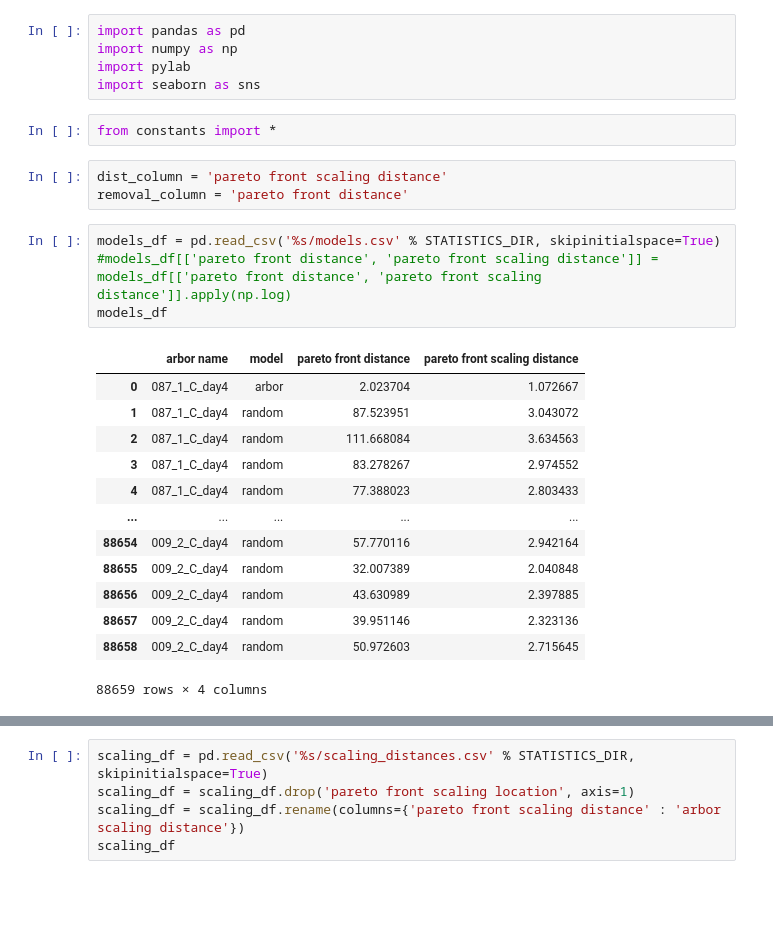
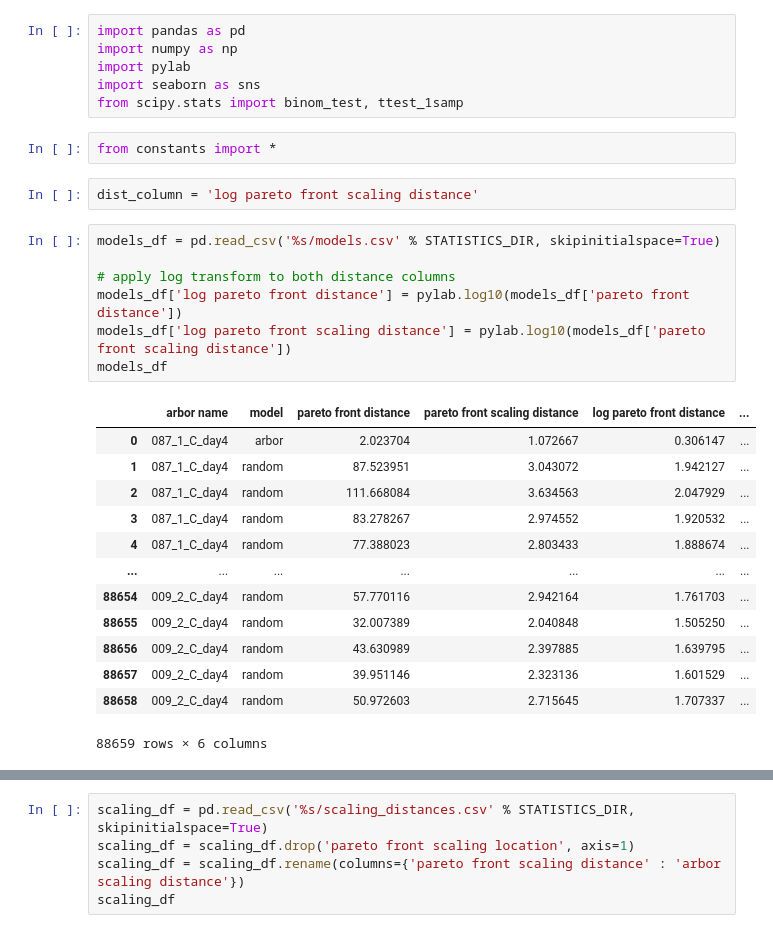
Before and after one commit to arjunc12/Plant-Architecture, a Jupyter notebook: null-models-analysis.ipynb, the cells around one changed output, grey strips where cells are left out. Cells and saved outputs as stored; diff of their text form; blank space fills up the shorter version.

Commit message:
notebook comparing arbors to null model

```diff
--- a/null-models-analysis.ipynb
+++ b/null-models-analysis.ipynb
@@ -3,26 +3,29 @@ import pandas as pd
 import numpy as np
 import pylab
 import seaborn as sns
+from scipy.stats import binom_test, ttest_1samp
 # %%
 from constants import *
 # %%
-dist_column = 'pareto front scaling distance'
-removal_column = 'pareto front distance'
+dist_column = 'log pareto front scaling distance'
 # %%
 models_df = pd.read_csv('%s/models.csv' % STATISTICS_DIR, skipinitialspace=True)
-#models_df[['pareto front distance', 'pareto front scaling distance']] = models_df[['pareto front distance', 'pareto front scaling distance']].apply(np.log)
+
+# apply log transform to both distance columns
+models_df['log pareto front distance'] = pylab.log10(models_df['pareto front distance'])
+models_df['log pareto front scaling distance'] = pylab.log10(models_df['pareto front scaling distance'])
 models_df
 # %% [output]
-|  | arbor name | model | pareto front distance | pareto front scaling distance |
-| 0 | 087_1_C_day4 | arbor | 2.023704 | 1.072667 |
-| 1 | 087_1_C_day4 | random | 87.523951 | 3.043072 |
-| 2 | 087_1_C_day4 | random | 111.668084 | 3.634563 |
-| 3 | 087_1_C_day4 | random | 83.278267 | 2.974552 |
-| 4 | 087_1_C_day4 | random | 77.388023 | 2.803433 |
-| ... | ... | ... | ... | ... |
-| 88654 | 009_2_C_day4 | random | 57.770116 | 2.942164 |
-| 88655 | 009_2_C_day4 | random | 32.007389 | 2.040848 |
-| 88656 | 009_2_C_day4 | random | 43.630989 | 2.397885 |
-| 88657 | 009_2_C_day4 | random | 39.951146 | 2.323136 |
-| 88658 | 009_2_C_day4 | random | 50.972603 | 2.715645 |
+|  | arbor name | model | pareto front distance | pareto front scaling distance | log pareto front distance | ... |
+| 0 | 087_1_C_day4 | arbor | 2.023704 | 1.072667 | 0.306147 | ... |
+| 1 | 087_1_C_day4 | random | 87.523951 | 3.043072 | 1.942127 | ... |
+| 2 | 087_1_C_day4 | random | 111.668084 | 3.634563 | 2.047929 | ... |
+| 3 | 087_1_C_day4 | random | 83.278267 | 2.974552 | 1.920532 | ... |
+| 4 | 087_1_C_day4 | random | 77.388023 | 2.803433 | 1.888674 | ... |
+| ... | ... | ... | ... | ... | ... | ... |
+| 88654 | 009_2_C_day4 | random | 57.770116 | 2.942164 | 1.761703 | ... |
+| 88655 | 009_2_C_day4 | random | 32.007389 | 2.040848 | 1.505250 | ... |
+| 88656 | 009_2_C_day4 | random | 43.630989 | 2.397885 | 1.639795 | ... |
+| 88657 | 009_2_C_day4 | random | 39.951146 | 2.323136 | 1.601529 | ... |
+| 88658 | 009_2_C_day4 | random | 50.972603 | 2.715645 | 1.707337 | ... |
-88659 rows × 4 columns
+88659 rows × 6 columns
```
Also changed, not shown: parts of 17 cells of this notebook.
